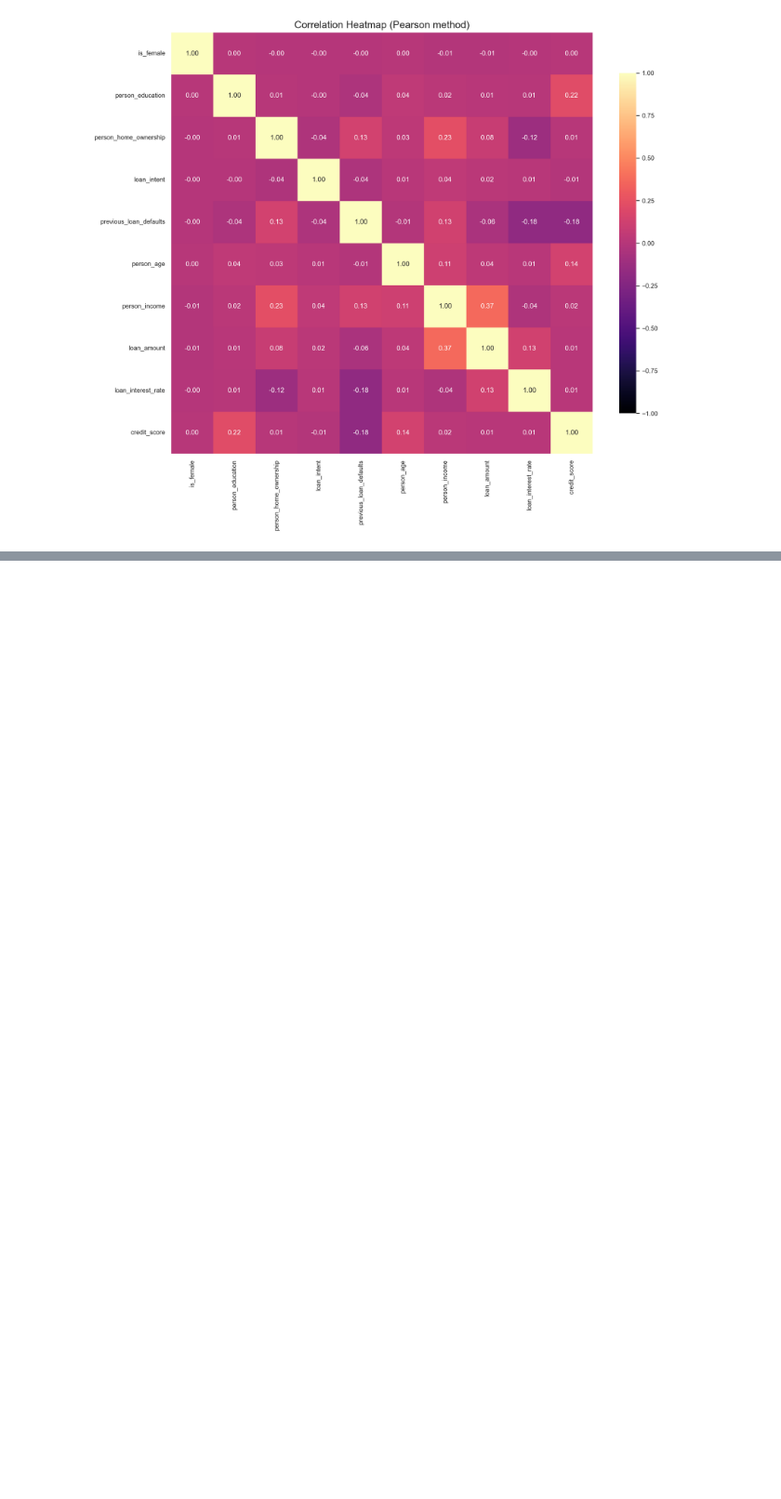
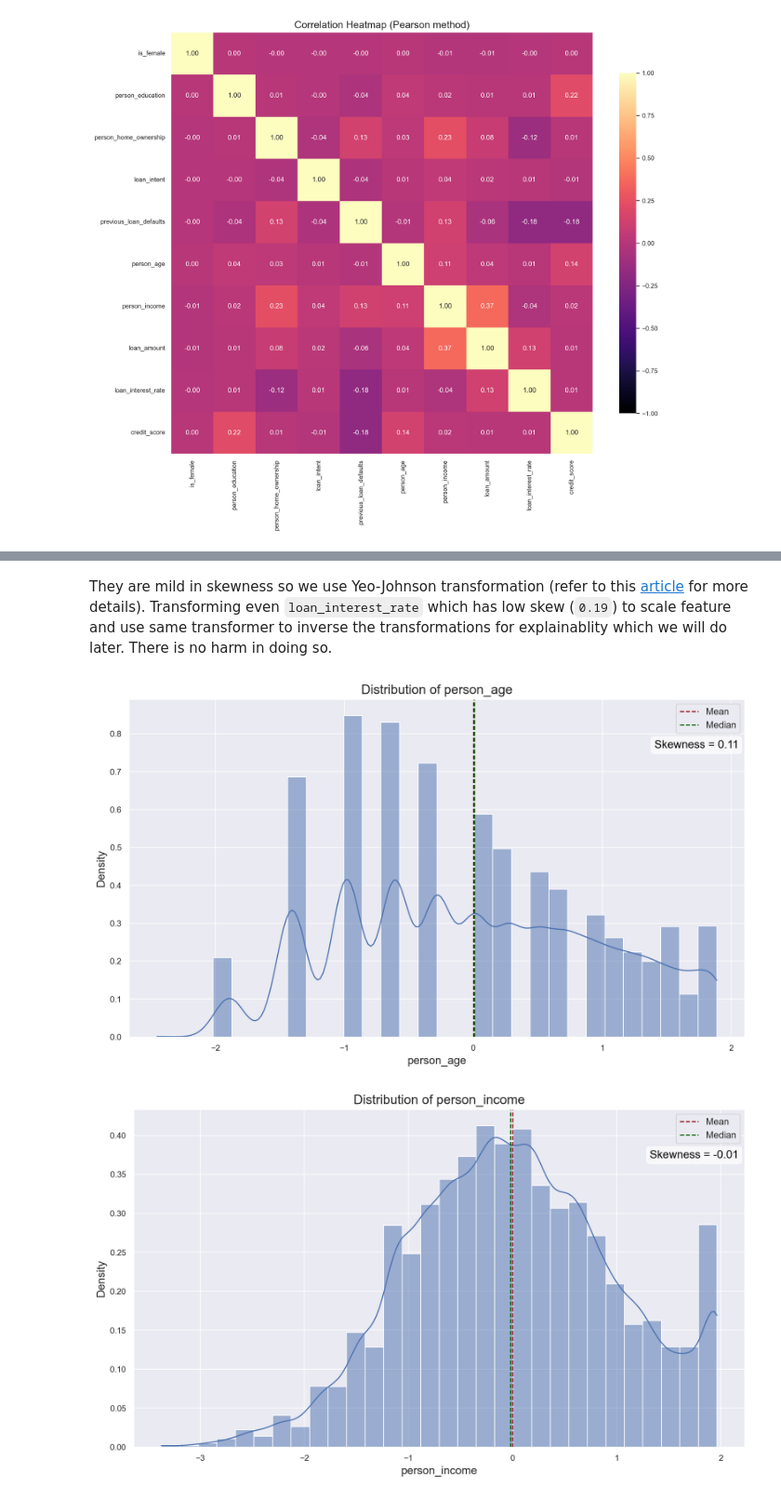
Before and after one commit to Jaymin151617/Credit-Risk-Analysis, a Jupyter notebook: notebooks/feature_engineering.ipynb, the cells around one changed output, grey strips where cells are left out. Shown at 93% size. Saved outputs shown, nothing was run; the diff lists cells and outputs as text; code cells hidden in the pictures; blank space fills up the shorter version.

```diff
--- a/notebooks/feature_engineering.ipynb
+++ b/notebooks/feature_engineering.ipynb
@@ -15,6 +12,7 @@ properties = helper.load_properties()
 try:
     cleaned_file_name = properties['LOCAL']['cleaned_file_name']
     feature_engineered_file_name = properties['LOCAL']['feature_engineered_file_name']
+    transformer_file_name = properties['LOCAL']['transformer_file_name']
 except KeyError as ke:
     raise KeyError(f"Missing key in properties file: {str(ke)}") from ke
 # %%
@@ -173,0 +181,11 @@ for col in num_variables:
+# %% [markdown]
+They are mild in skewness so we use Yeo-Johnson transformation (refer to this [article](https://www.numberanalytics.com/blog/7-powerful-yeo-johnson-transformation-techniques) for more details). Transforming even `loan_interest_rate` which has low skew (`0.19`) to scale feature and use same transformer to inverse the transformations for explainablity which we will do later. There is no harm in doing so.
+# %%
+transformed_df, power_transformer = helper.power_transform(df, num_variables, method='yeo-johnson')
+
+# Verify transformations
+for col in num_variables:
+    helper.create_distribution_plot(transformed_df, col)
+# %% [output]
+[figure, added]
+[figure, added]
```
Also changed, not shown: parts of 7 cells of this notebook, 4 other files.
